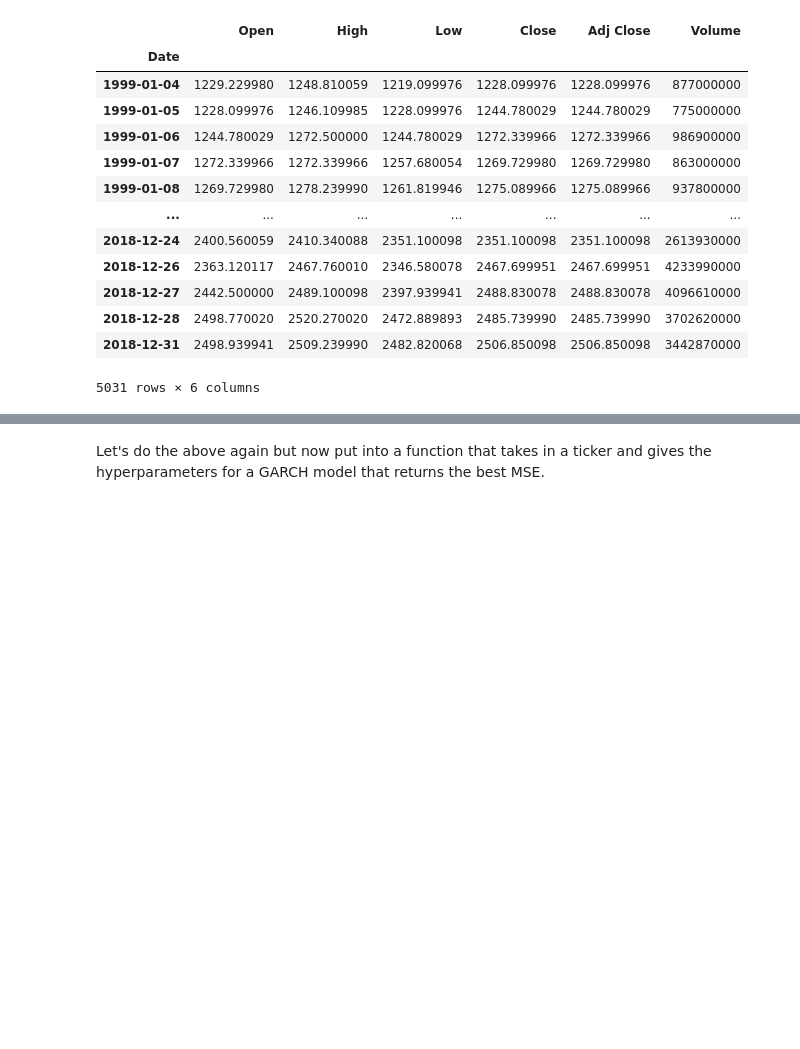
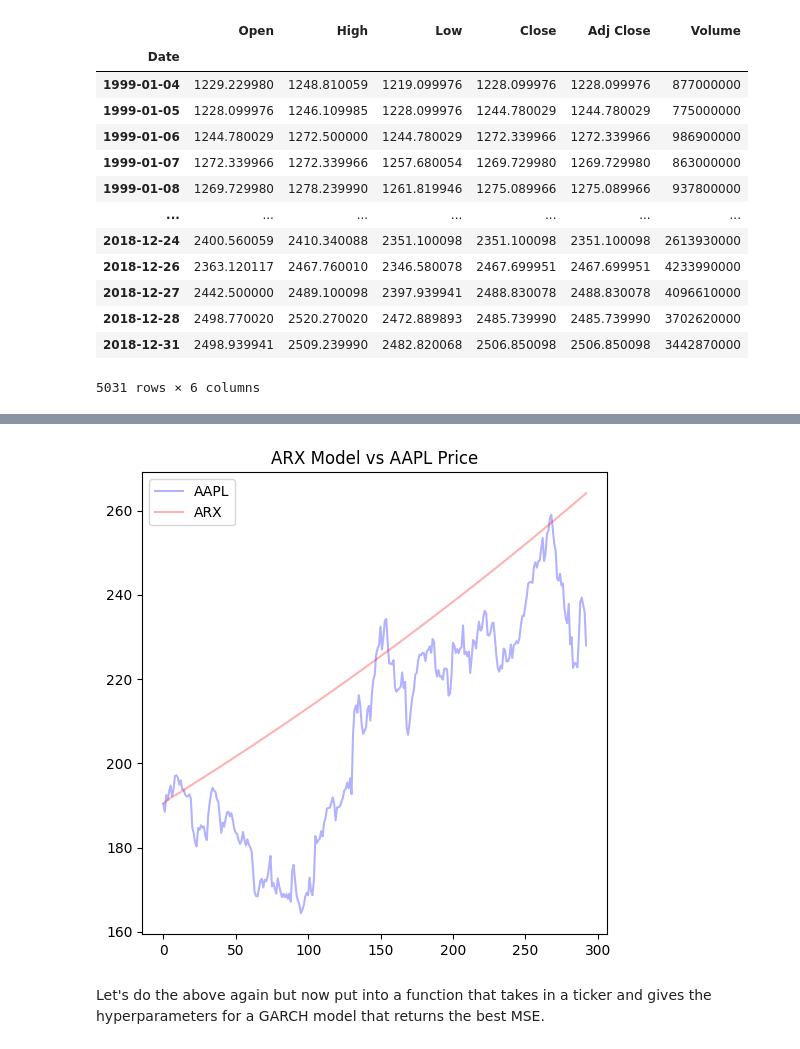
Before and after one commit to sunscorched/OptionsPricing, a Jupyter notebook: arch.ipynb, the cells around one changed output, grey strips where cells are left out. Saved outputs shown, nothing was run; the diff lists cells and outputs as text; code cells hidden in the pictures; blank space fills up the shorter version.

```diff
--- a/arch.ipynb
+++ b/arch.ipynb
@@ -153,2 +214,15 @@ Best models sorted by MSE:
+# %%
+# Plot closing price predictions vs actual values
+plt.figure(figsize=(6, 6))
+plt.plot(test.values, color = 'b', alpha = 0.3, label='AAPL')
+plt.plot(close_predictions, color = 'r', alpha = 0.3, label='ARX')
+#plt.xlabel('Date')
+plt.legend()
+
+plt.title('ARX Model vs AAPL Price')
+#plt.xticks(rotation=45)  # Rotate x-axis labels for readability
+plt.show()
+# %% [output]
+[figure, added]
 # %% [markdown]
 Let's do the above again but now put into a function that takes in a ticker and gives the hyperparameters for a GARCH model that returns the best MSE.
```
Also changed, not shown: parts of 16 cells of this notebook.
